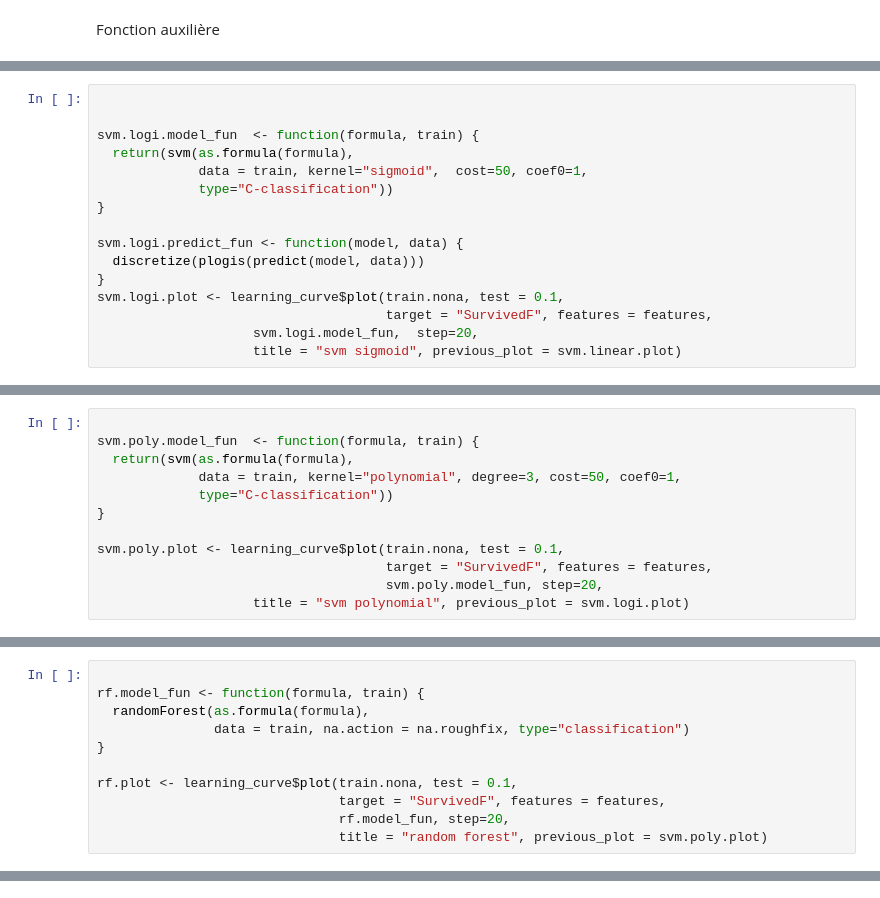
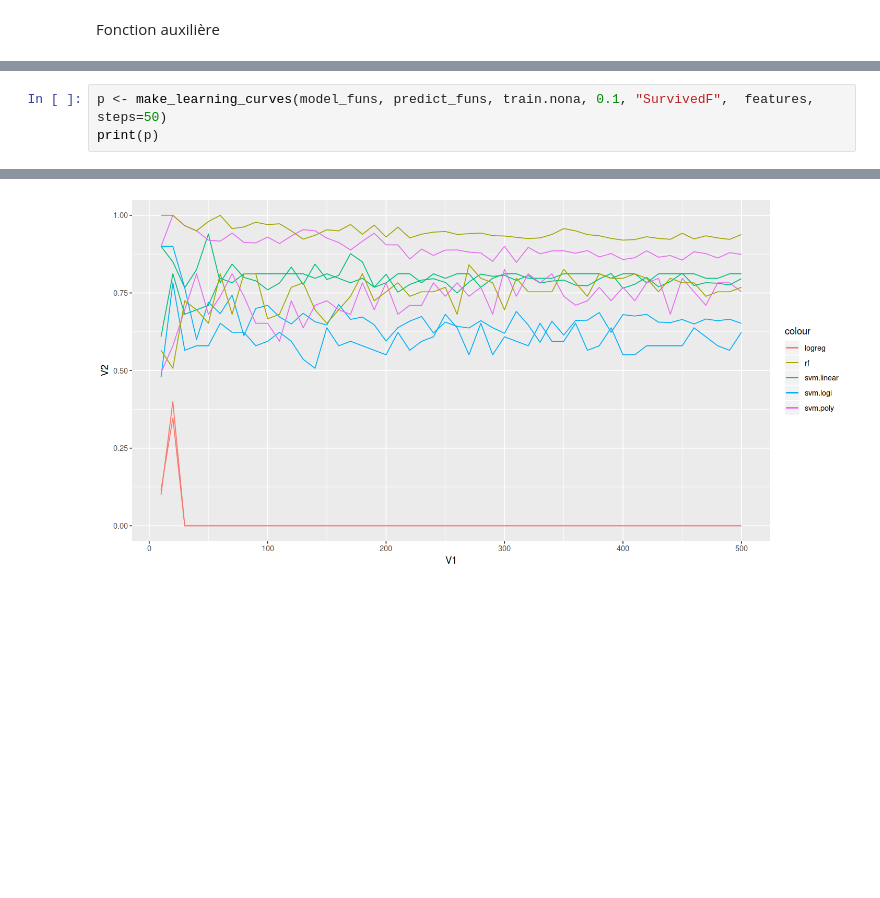
Before and after one commit to sapristi/ML, a Jupyter notebook: experiments/titanic_challenge/predictions.ipynb, the cells around one changed output, grey strips where cells are left out. Drawn from its saved outputs; the diff is of its cells as text; blank space fills up the shorter version.

Commit message:
learning curves

```diff
--- a/experiments/titanic_challenge/predictions.ipynb
+++ b/experiments/titanic_challenge/predictions.ipynb
@@ -106,16 +43,0 @@ Warning message in Ops.factor(bin.pred, threshold):
-# %%
-
-
-svm.logi.model_fun  <- function(formula, train) {
-  return(svm(as.formula(formula),
-             data = train, kernel="sigmoid",  cost=50, coef0=1,
-             type="C-classification"))
-}
-
-svm.logi.predict_fun <- function(model, data) {
-  discretize(plogis(predict(model, data)))
-}
-svm.logi.plot <- learning_curve$plot(train.nona, test = 0.1,
-                                     target = "SurvivedF", features = features,
-                    svm.logi.model_fun,  step=20,
-                    title = "svm sigmoid", previous_plot = svm.linear.plot)
@@ -140,12 +43,0 @@ Warning message in Ops.factor(bin.pred, threshold):
-# %%
-
-svm.poly.model_fun  <- function(formula, train) {
-  return(svm(as.formula(formula),
-             data = train, kernel="polynomial", degree=3, cost=50, coef0=1,
-             type="C-classification"))
-}
-
-svm.poly.plot <- learning_curve$plot(train.nona, test = 0.1,
-                                     target = "SurvivedF", features = features,
-                                     svm.poly.model_fun, step=20,
-                    title = "svm polynomial", previous_plot = svm.logi.plot)
@@ -170,11 +43,0 @@ Warning message in Ops.factor(bin.pred, threshold):
-# %%
-
-rf.model_fun <- function(formula, train) {
-  randomForest(as.formula(formula),
-               data = train, na.action = na.roughfix, type="classification")
-}
-
-rf.plot <- learning_curve$plot(train.nona, test = 0.1,
-                               target = "SurvivedF", features = features,
-                               rf.model_fun, step=20,
-                               title = "random forest", previous_plot = svm.poly.plot)
@@ -203,0 +95,4 @@ print(rf.plot)
+# %%
+p <- make_learning_curves(model_funs, predict_funs, train.nona, 0.1, "SurvivedF",  features, steps=50)
+print(p)
+# %% [output]
@@ -203,0 +103 @@ print(rf.plot)
+[figure, added]
```
Also changed, not shown: parts of 11 cells of this notebook, 4 other files.
